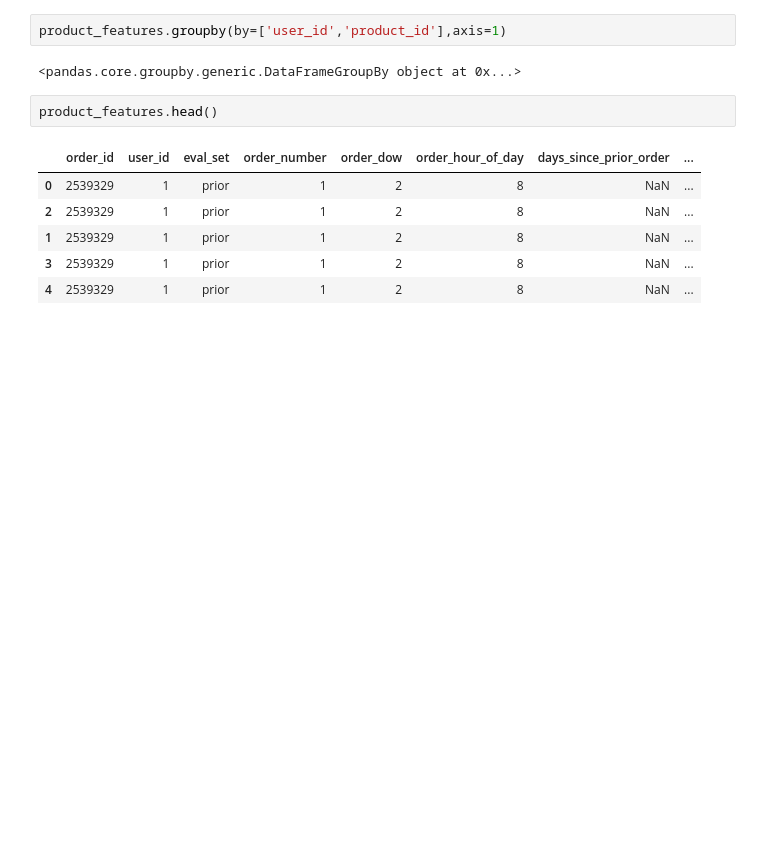
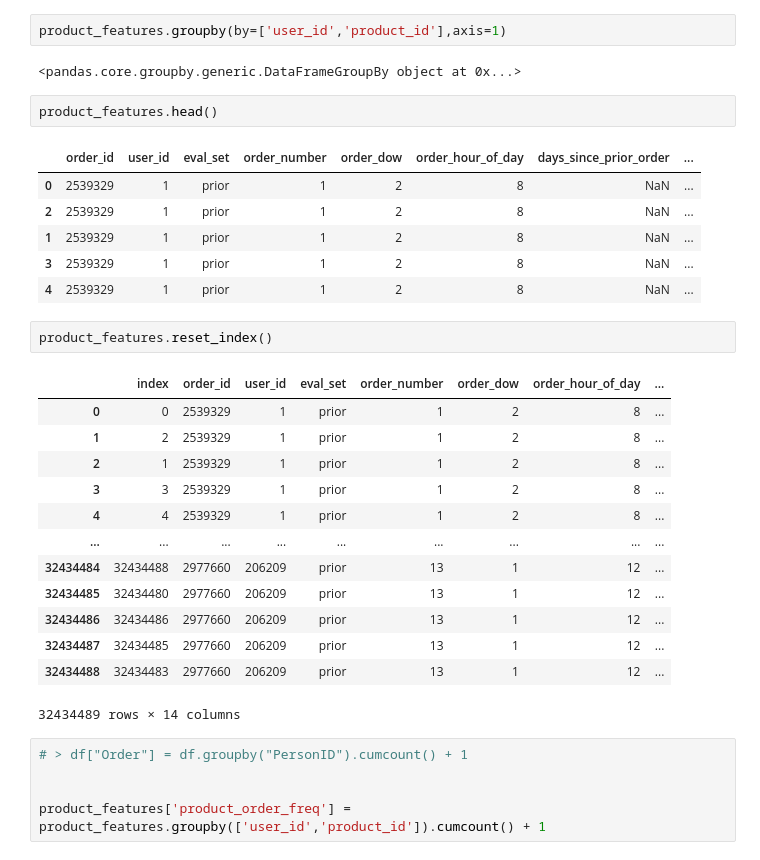
Before and after one commit to brandmend/Instacart_Basket_Prediction_Analysis, a Jupyter notebook: Instacart_Basket_Analysis_EDA.ipynb, the cells around one changed output. Cells and saved outputs as stored; diff of their text form; blank space fills up the shorter version.

Commit message:
product features

```diff
--- a/Instacart_Basket_Analysis_EDA.ipynb
+++ b/Instacart_Basket_Analysis_EDA.ipynb
@@ -495,3 +495,24 @@ product_features.head()
 | 1 | 2539329 | 1 | prior | 1 | 2 | 8 | NaN | ... |
 | 3 | 2539329 | 1 | prior | 1 | 2 | 8 | NaN | ... |
 | 4 | 2539329 | 1 | prior | 1 | 2 | 8 | NaN | ... |
+# %%
+product_features.reset_index()
+# %% [output]
+|  | index | order_id | user_id | eval_set | order_number | order_dow | order_hour_of_day | ... |
+| 0 | 0 | 2539329 | 1 | prior | 1 | 2 | 8 | ... |
+| 1 | 2 | 2539329 | 1 | prior | 1 | 2 | 8 | ... |
+| 2 | 1 | 2539329 | 1 | prior | 1 | 2 | 8 | ... |
+| 3 | 3 | 2539329 | 1 | prior | 1 | 2 | 8 | ... |
+| 4 | 4 | 2539329 | 1 | prior | 1 | 2 | 8 | ... |
+| ... | ... | ... | ... | ... | ... | ... | ... | ... |
+| 32434484 | 32434488 | 2977660 | 206209 | prior | 13 | 1 | 12 | ... |
+| 32434485 | 32434480 | 2977660 | 206209 | prior | 13 | 1 | 12 | ... |
+| 32434486 | 32434486 | 2977660 | 206209 | prior | 13 | 1 | 12 | ... |
+| 32434487 | 32434485 | 2977660 | 206209 | prior | 13 | 1 | 12 | ... |
+| 32434488 | 32434483 | 2977660 | 206209 | prior | 13 | 1 | 12 | ... |
+32434489 rows × 14 columns
+# %%
+# > df["Order"] = df.groupby("PersonID").cumcount() + 1
+
+
+product_features['product_order_freq'] = product_features.groupby(['user_id','product_id']).cumcount() + 1
```
Also changed, not shown: parts of 7 cells of this notebook.
